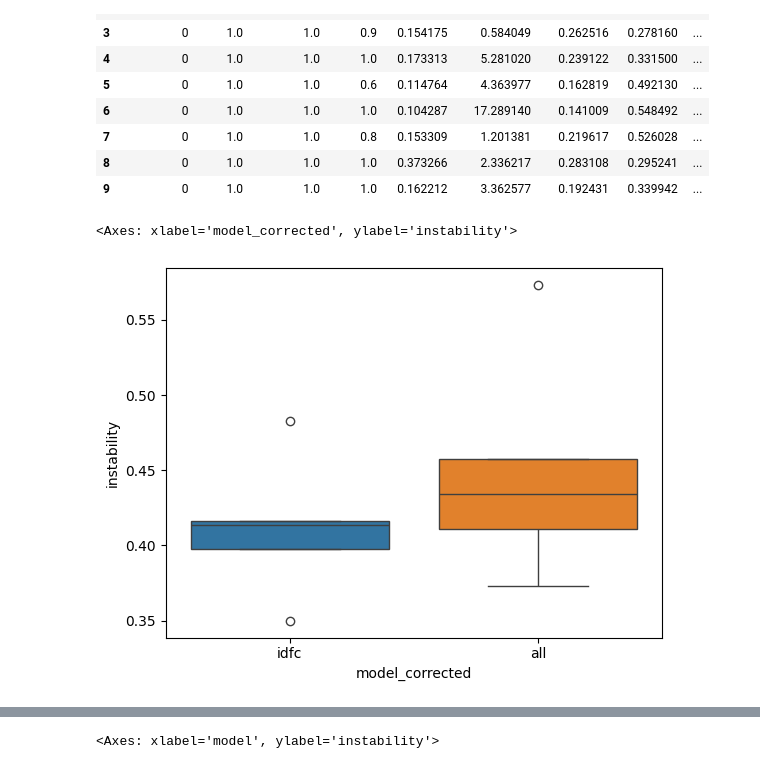
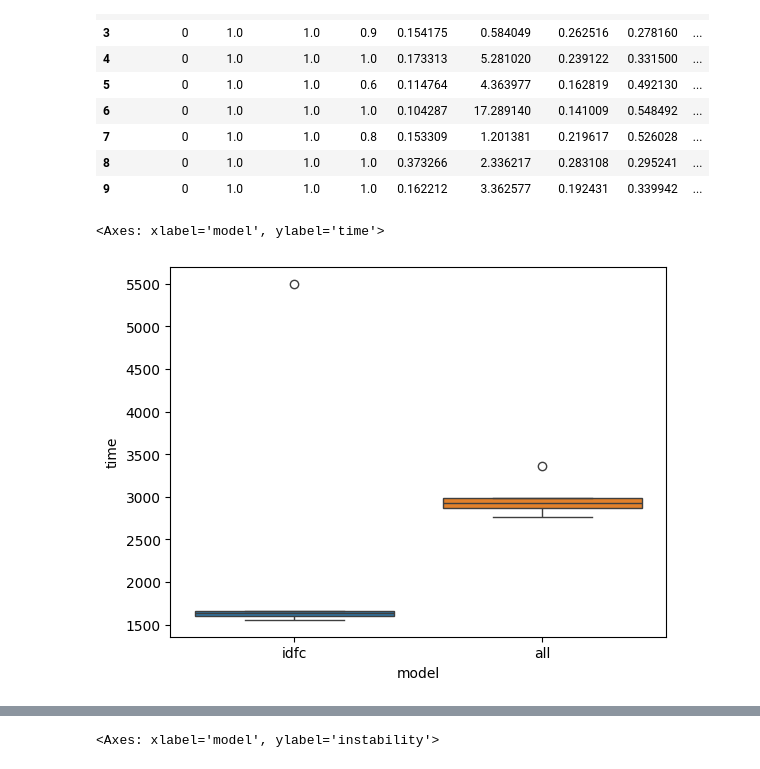
Before and after one commit to laminendao/asmbi, a Jupyter notebook: xai_evaluation_viz.ipynb, the cells around one changed output, grey strips where cells are left out. Saved outputs shown, nothing was run; the diff lists cells and outputs as text; code cells hidden in the pictures.

```diff
--- a/xai_evaluation_viz.ipynb
+++ b/xai_evaluation_viz.ipynb
@@ -12,6 +12,7 @@ os.listdir('results/xai_evaluation')
 df001 = pd.read_csv('results/xai_evaluation/fd001.csv')
 df002 = pd.read_csv('results/xai_evaluation/fd002.csv')
 df003 = pd.read_csv('results/xai_evaluation/fd003.csv')
+df004 = pd.read_csv('results/xai_evaluation/fd004.csv')
 #stability de vermu ; Faithfullness
 
 df = df002
@@ -49,8 +50,8 @@ df
 | 8 | 0 | 1.0 | 1.0 | 1.0 | 0.373266 | 2.336217 | 0.283108 | 0.295241 | ... |
 | 9 | 0 | 1.0 | 1.0 | 1.0 | 0.162212 | 3.362577 | 0.192431 | 0.339942 | ... |
 # %%
-sns.boxplot(data=df001, x="model_corrected", y="instability", hue='model_corrected')
+sns.boxplot(data=df004, x="model", y="time", hue='model')
 # %% [output]
-<Axes: xlabel='model_corrected', ylabel='instability'>
+<Axes: xlabel='model', ylabel='time'>
-[figure, old version]
+[figure, new version]
 # %%
```
Also changed, not shown: parts of 2 cells of this notebook, 4 other files.
